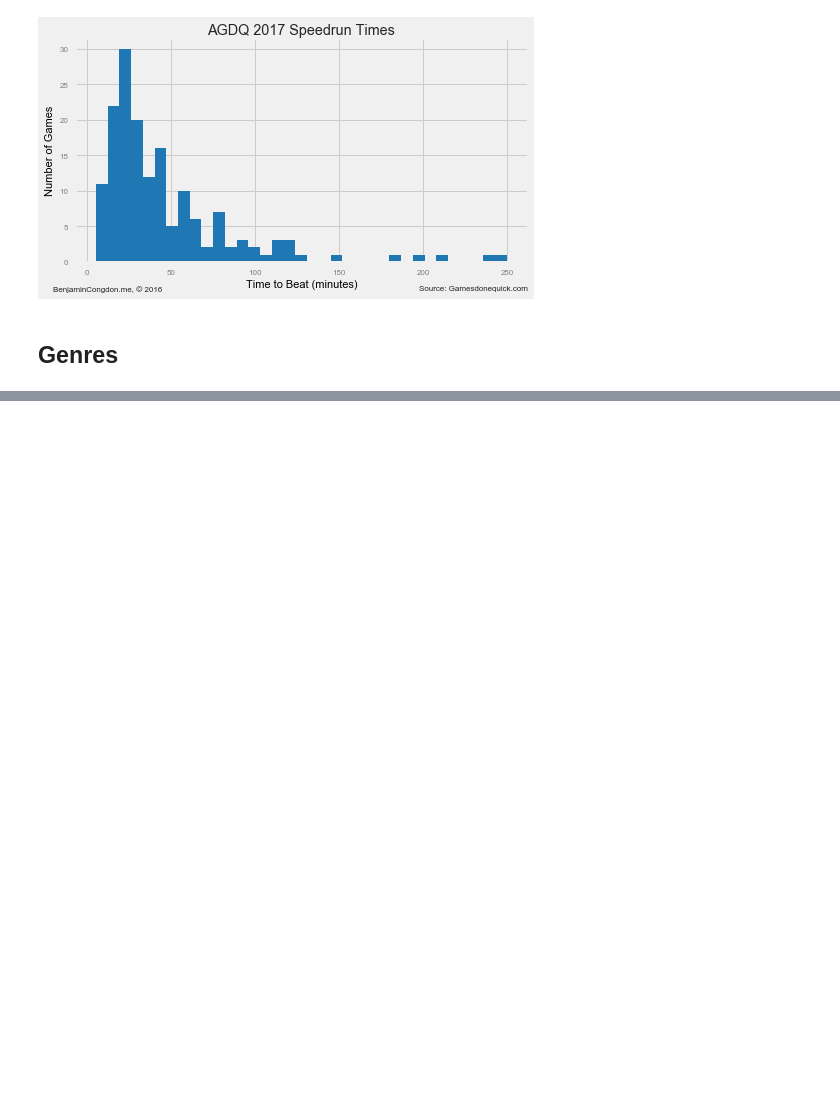
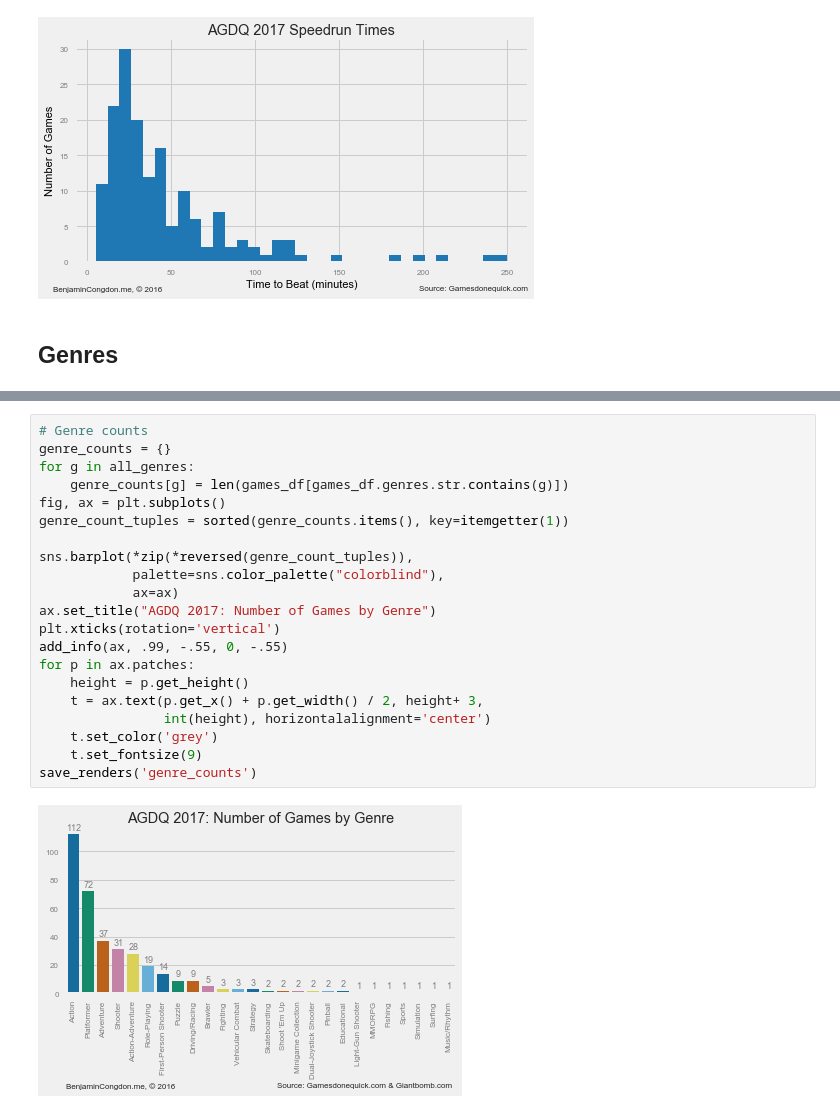
Before and after one commit to bcongdon/agdq-2017-schedule-analysis, a Jupyter notebook: AGDQ-2017-Schedule-Analysis.ipynb, the cells around one changed output, grey strips where cells are left out. Drawn from its saved outputs; the diff is of its cells as text; blank space fills up the shorter version.

```diff
--- a/AGDQ-2017-Schedule-Analysis.ipynb
+++ b/AGDQ-2017-Schedule-Analysis.ipynb
@@ -275,0 +276,23 @@ save_renders('genre_runtimes')
+# %%
+# Genre counts
+genre_counts = {}
+for g in all_genres:
+    genre_counts[g] = len(games_df[games_df.genres.str.contains(g)])
+fig, ax = plt.subplots()
+genre_count_tuples = sorted(genre_counts.items(), key=itemgetter(1))
+
+sns.barplot(*zip(*reversed(genre_count_tuples)),
+            palette=sns.color_palette("colorblind"),
+            ax=ax)
+ax.set_title("AGDQ 2017: Number of Games by Genre")
+plt.xticks(rotation='vertical')
+add_info(ax, .99, -.55, 0, -.55)
+for p in ax.patches:
+    height = p.get_height()
+    t = ax.text(p.get_x() + p.get_width() / 2, height+ 3,
+                int(height), horizontalalignment='center')
+    t.set_color('grey')
+    t.set_fontsize(9)
+save_renders('genre_counts')
+# %% [output]
+[figure, added]
```
Also changed, not shown: parts of 2 cells of this notebook, 6 other files.
